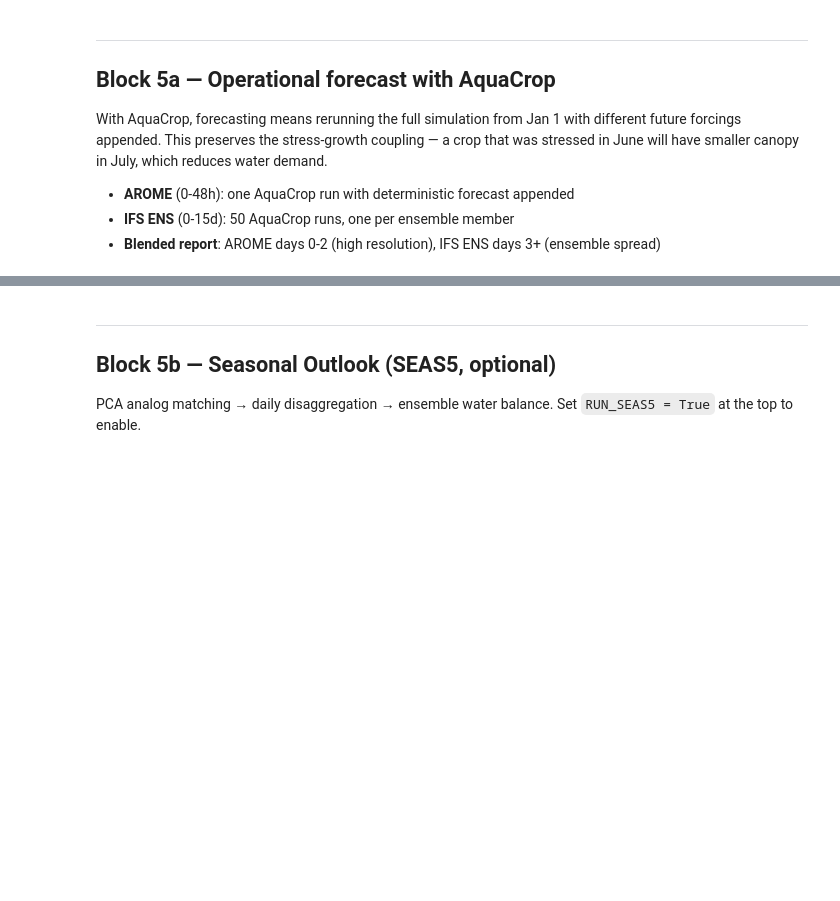
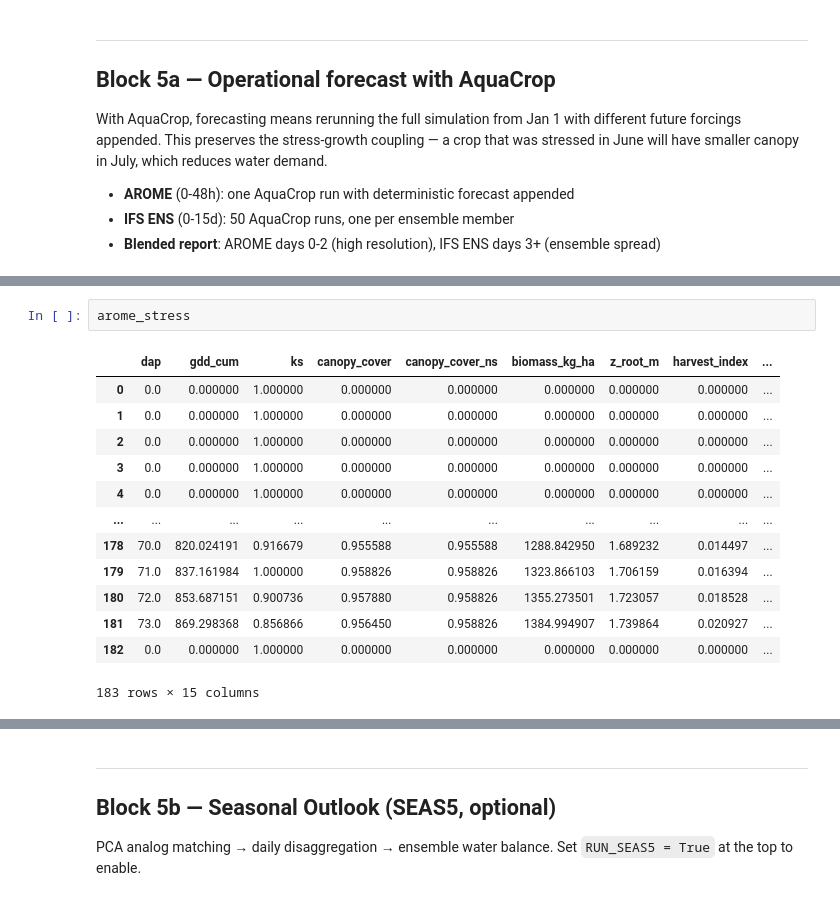
Before and after one commit to Catmosphere314/IrriGator, a Jupyter notebook: notebook/66_full_pipeline_acquacrop.ipynb, the cells around one changed output, grey strips where cells are left out. Drawn from its saved outputs; the diff is of its cells as text; blank space fills up the shorter version.

```diff
--- a/notebook/66_full_pipeline_acquacrop.ipynb
+++ b/notebook/66_full_pipeline_acquacrop.ipynb
@@ -403,3 +404,19 @@ AROME last 3 days Ks: [1. 1. 1.]
+# %%
+arome_stress
+# %% [output]
+|  | dap | gdd_cum | ks | canopy_cover | canopy_cover_ns | biomass_kg_ha | z_root_m | harvest_index | ... |
+| 0 | 0.0 | 0.000000 | 1.000000 | 0.000000 | 0.000000 | 0.000000 | 0.000000 | 0.000000 | ... |
+| 1 | 0.0 | 0.000000 | 1.000000 | 0.000000 | 0.000000 | 0.000000 | 0.000000 | 0.000000 | ... |
+| 2 | 0.0 | 0.000000 | 1.000000 | 0.000000 | 0.000000 | 0.000000 | 0.000000 | 0.000000 | ... |
+| 3 | 0.0 | 0.000000 | 1.000000 | 0.000000 | 0.000000 | 0.000000 | 0.000000 | 0.000000 | ... |
+| 4 | 0.0 | 0.000000 | 1.000000 | 0.000000 | 0.000000 | 0.000000 | 0.000000 | 0.000000 | ... |
+| ... | ... | ... | ... | ... | ... | ... | ... | ... | ... |
+| 178 | 70.0 | 820.024191 | 0.916679 | 0.955588 | 0.955588 | 1288.842950 | 1.689232 | 0.014497 | ... |
+| 179 | 71.0 | 837.161984 | 1.000000 | 0.958826 | 0.958826 | 1323.866103 | 1.706159 | 0.016394 | ... |
+| 180 | 72.0 | 853.687151 | 0.900736 | 0.957880 | 0.958826 | 1355.273501 | 1.723057 | 0.018528 | ... |
+| 181 | 73.0 | 869.298368 | 0.856866 | 0.956450 | 0.958826 | 1384.994907 | 1.739864 | 0.020927 | ... |
+| 182 | 0.0 | 0.000000 | 1.000000 | 0.000000 | 0.000000 | 0.000000 | 0.000000 | 0.000000 | ... |
+183 rows × 15 columns
 # %%
 # --- Cell: IFS ENS ensemble ---
 
```
Also changed, not shown: parts of 22 cells of this notebook, 3 other files.
